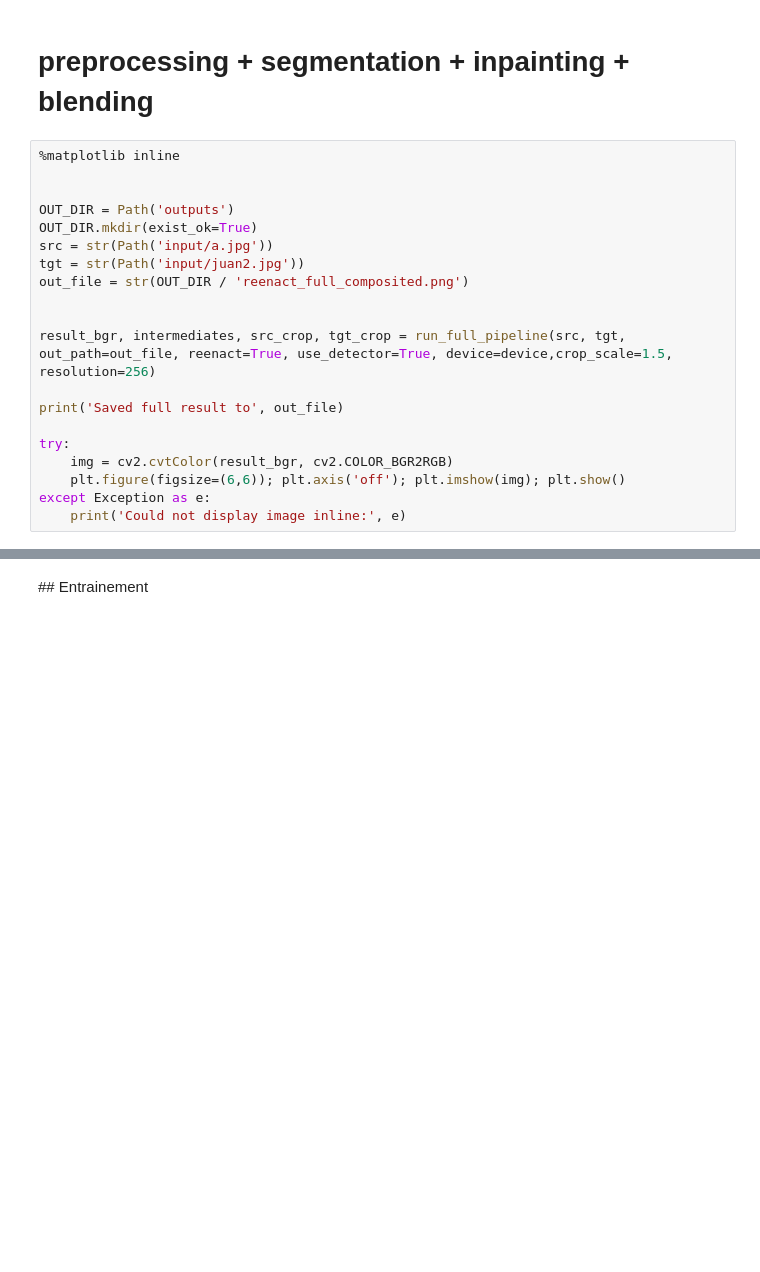
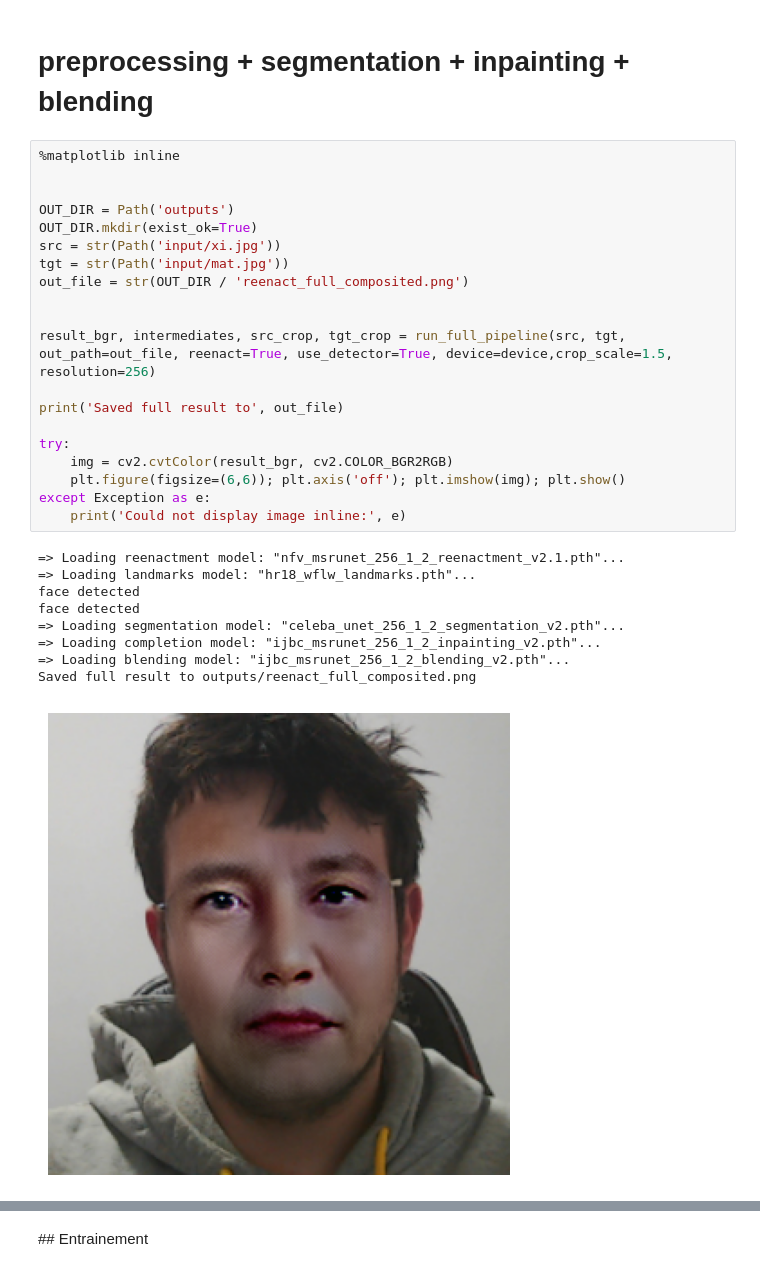
Before and after one commit to ACondeSalazar/Face-Swap-M2, a Jupyter notebook: fsgan_working/main.ipynb, the cells around one changed output, grey strips where cells are left out. Cells and saved outputs as stored; diff of their text form; blank space fills up the shorter version.

```diff
--- a/fsgan_working/main.ipynb
+++ b/fsgan_working/main.ipynb
@@ -230,20 +274,30 @@ print('Saved reenactment to:', out_path)
 # %%
 %matplotlib inline
 
 
 OUT_DIR = Path('outputs')
 OUT_DIR.mkdir(exist_ok=True)
-src = str(Path('input/a.jpg'))
-tgt = str(Path('input/juan2.jpg'))
+src = str(Path('input/xi.jpg'))
+tgt = str(Path('input/mat.jpg'))
 out_file = str(OUT_DIR / 'reenact_full_composited.png')
 
 
 result_bgr, intermediates, src_crop, tgt_crop = run_full_pipeline(src, tgt, out_path=out_file, reenact=True, use_detector=True, device=device,crop_scale=1.5, resolution=256)
 
 print('Saved full result to', out_file)
 
 try:
     img = cv2.cvtColor(result_bgr, cv2.COLOR_BGR2RGB)
     plt.figure(figsize=(6,6)); plt.axis('off'); plt.imshow(img); plt.show()
 except Exception as e:
     print('Could not display image inline:', e)
+# %% [output]
+=> Loading reenactment model: "nfv_msrunet_256_1_2_reenactment_v2.1.pth"...
+=> Loading landmarks model: "hr18_wflw_landmarks.pth"...
+face detected
+face detected
+=> Loading segmentation model: "celeba_unet_256_1_2_segmentation_v2.pth"...
+=> Loading completion model: "ijbc_msrunet_256_1_2_inpainting_v2.pth"...
+=> Loading blending model: "ijbc_msrunet_256_1_2_blending_v2.pth"...
+Saved full result to outputs/reenact_full_composited.png
+[figure, added]
```
Also changed, not shown: parts of 8 cells of this notebook, 1 other file.
